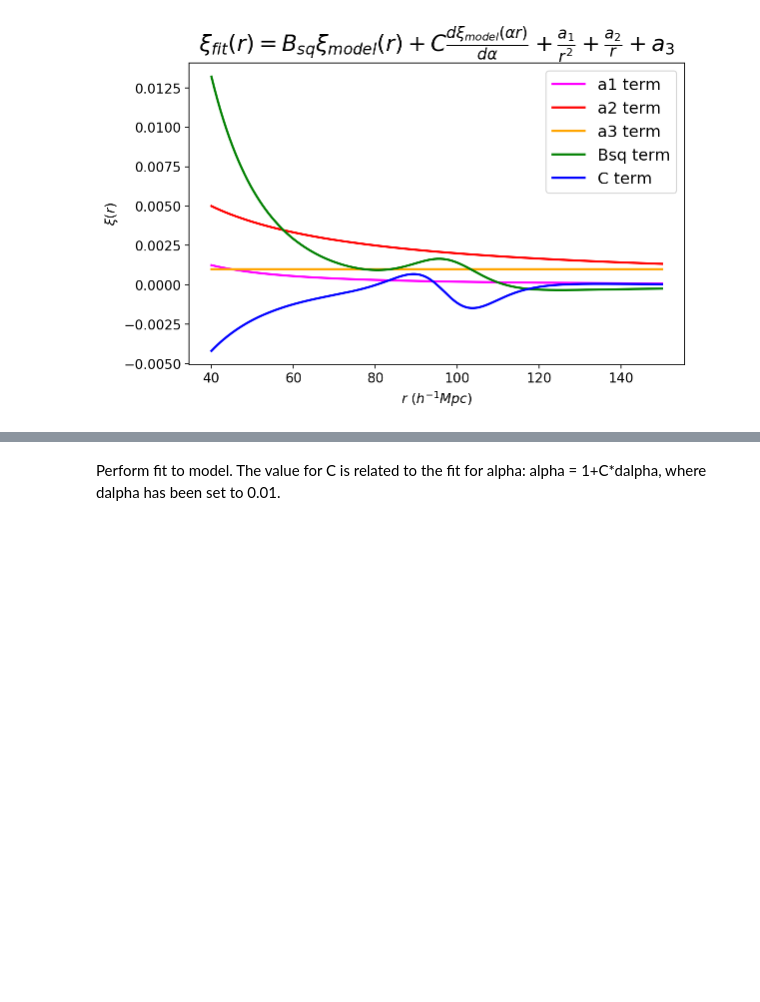
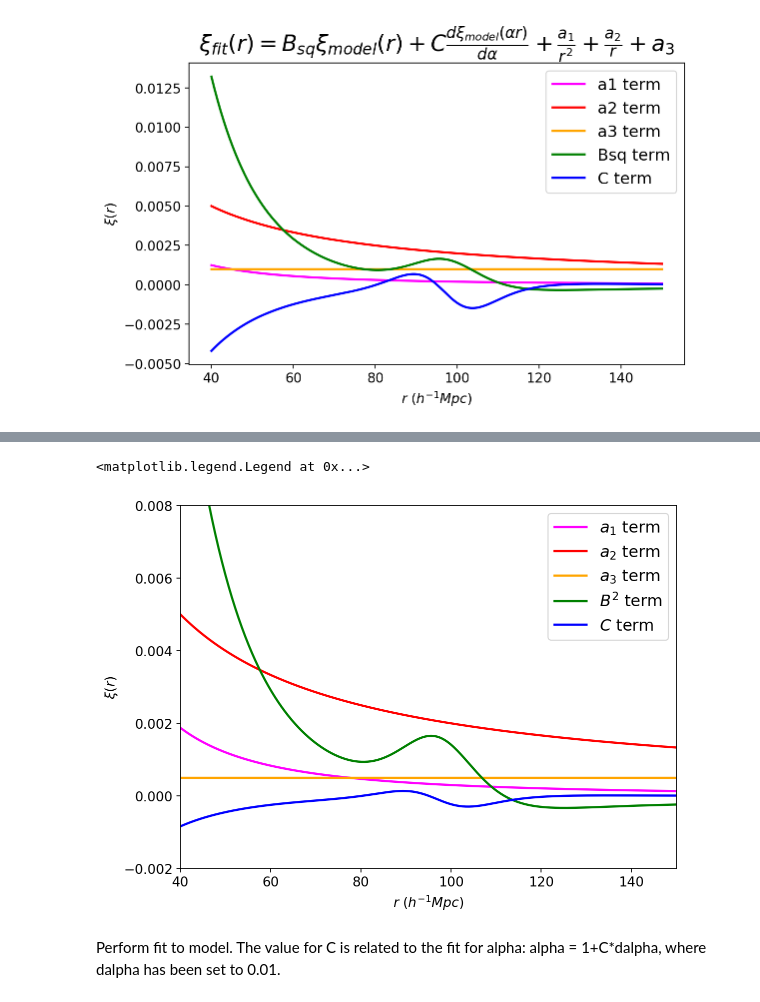
Before and after one commit to kstoreyf/byebyebias, a Jupyter notebook: code/bao.ipynb, the cells around one changed output, grey strips where cells are left out. Saved outputs shown, nothing was run; the diff lists cells and outputs as text; code cells hidden in the pictures; blank space fills up the shorter version.

```diff
--- a/code/bao.ipynb
+++ b/code/bao.ipynb
@@ -280,3 +280,24 @@ plt.legend()
+# %%
+plt.figure(figsize=(8,6))
+
+rescales = [3, 0.2, 0.0005, 1, 2]
+bs = bases(s)
+for i in range(len(bs)):
+    plt.plot(s, bs[i]*rescales[i], color=base_colors[i], label=r'{} term'.format(base_names[i]), lw=2)
+
+#plt.title(r'xi_fit = Bsq * xi_model + C * dxi_dalpha + a1/r**2 + a2/r + a3')
+#plt.title(r'$\xi_{fit}(r) = B_{sq} \xi_{model}(r) + C \frac{d\xi_{model}(\alpha r)}{d\alpha} + \frac{a_1}{r^2} + \frac{a_2}{r} + a_3$',
+#         fontdict = {'fontsize' : 20})
+plt.xlabel(r'$r$ $(h^{-1}Mpc)$')
+plt.ylabel(r'$\xi(r)$')
+rmin = 40
+rmax = 150
+plt.xlim(rmin, rmax)
+plt.ylim(-0.002, 0.008)
+plt.legend()
+# %% [output]
+<matplotlib.legend.Legend at 0x...>
+[figure, added]
 # %%
 def xi_fit(s, a1, a2, a3, Bsq, C):
     b1,b2,b3,b4,b5 = bases(s)
```
Also changed, not shown: parts of 1 cell of this notebook, 16 other files.
